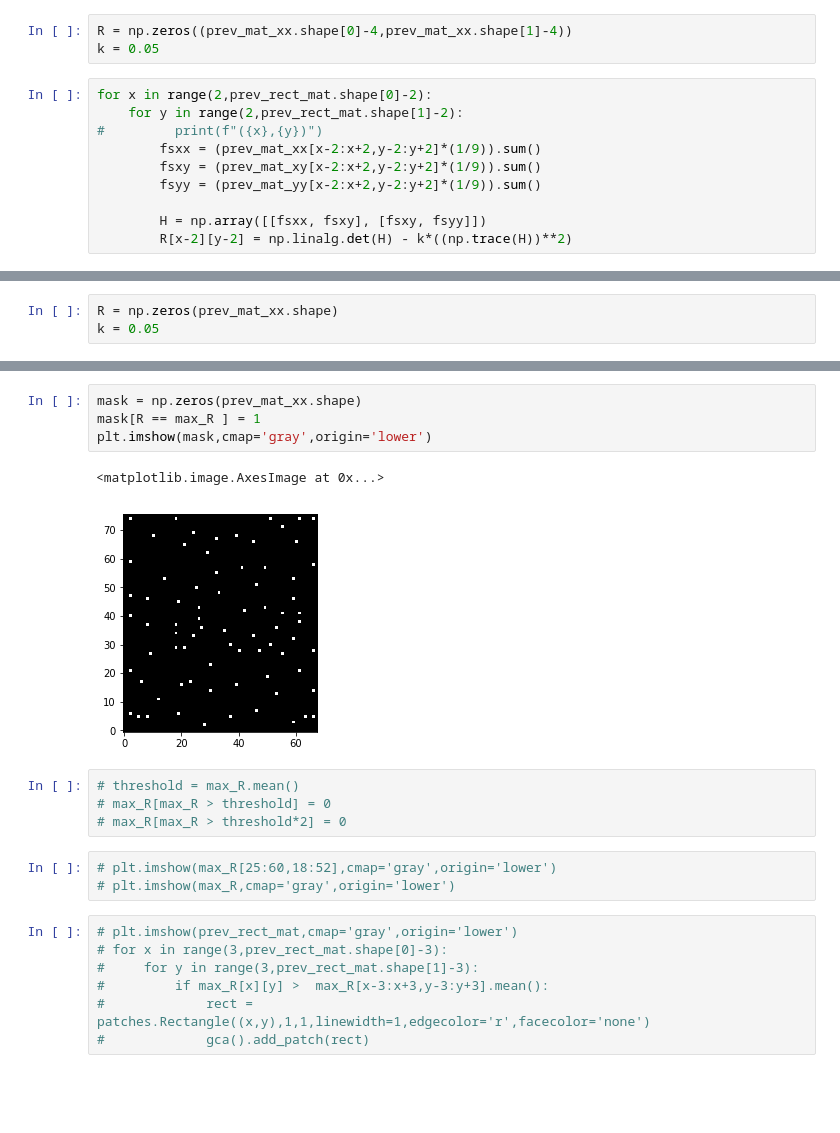
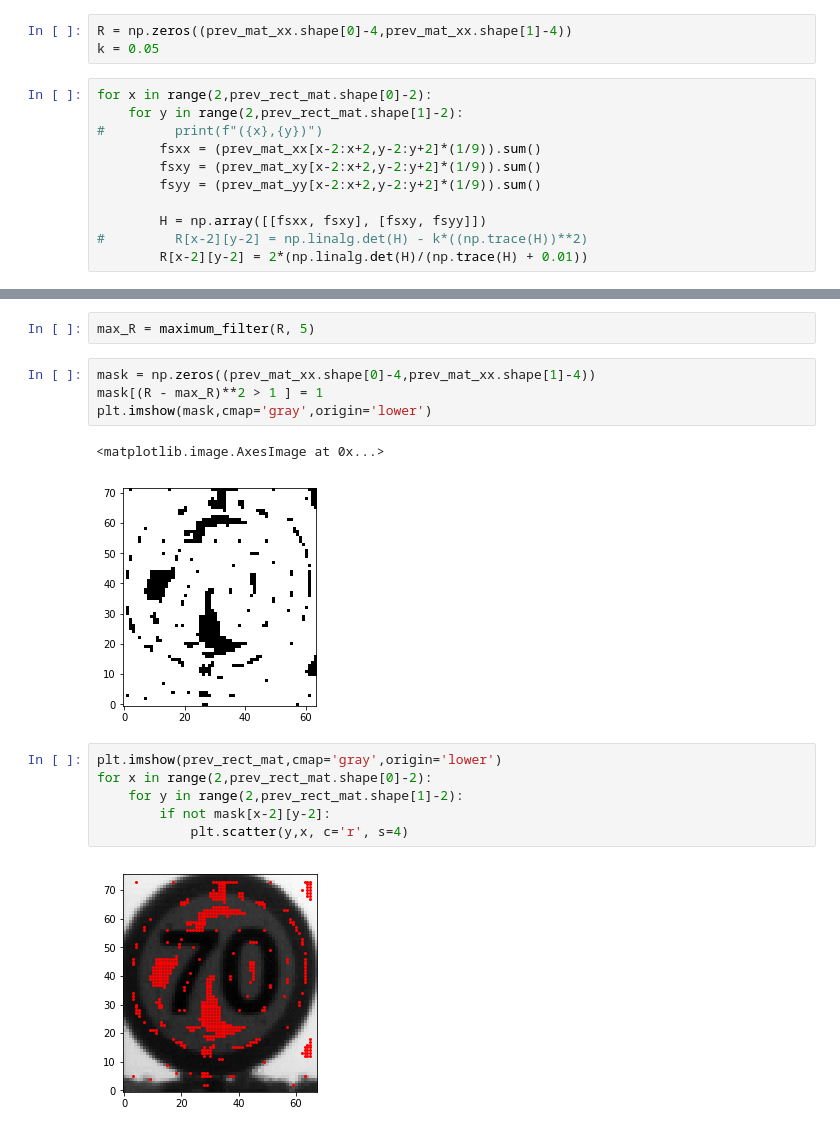
Before and after one commit to hodayamar/excellenteam-python-mobileye-distance-calculation, a Jupyter notebook: efrat-harris-script.ipynb, the cells around one changed output, grey strips where cells are left out. Saved outputs shown, nothing was run; the diff lists cells and outputs as text; blank space fills up the shorter version.

```diff
--- a/efrat-harris-script.ipynb
+++ b/efrat-harris-script.ipynb
@@ -82,7 +82,8 @@ for x in range(2,prev_rect_mat.shape[0]-2):
         fsyy = (prev_mat_yy[x-2:x+2,y-2:y+2]*(1/9)).sum()
 
         H = np.array([[fsxx, fsxy], [fsxy, fsyy]])
-        R[x-2][y-2] = np.linalg.det(H) - k*((np.trace(H))**2)
+#         R[x-2][y-2] = np.linalg.det(H) - k*((np.trace(H))**2)
+        R[x-2][y-2] = 2*(np.linalg.det(H)/(np.trace(H) + 0.01))
 # %%
 plt.imshow(R,cmap='gray',origin='lower')
 # %% [output]
@@ -93,3 +91,0 @@ plt.imshow(R,cmap='gray',origin='lower')
-# %%
-R = np.zeros(prev_mat_xx.shape)
-k = 0.05
@@ -114,21 +97,17 @@ plt.imshow(max_R[25:60,18:52],cmap='gray',origin='lower')
+# %%
+max_R = maximum_filter(R, 5)
 # %%
-mask = np.zeros(prev_mat_xx.shape)
-mask[R == max_R ] = 1
+mask = np.zeros((prev_mat_xx.shape[0]-4,prev_mat_xx.shape[1]-4))
+mask[(R - max_R)**2 > 1 ] = 1
 plt.imshow(mask,cmap='gray',origin='lower')
 # %% [output]
 <matplotlib.image.AxesImage at 0x...>
-[figure, old version]
+[figure, new version]
-# %%
-# threshold = max_R.mean()
-# max_R[max_R > threshold] = 0
-# max_R[max_R > threshold*2] = 0
-# %%
-# plt.imshow(max_R[25:60,18:52],cmap='gray',origin='lower')
-# plt.imshow(max_R,cmap='gray',origin='lower')
 # %%
-# plt.imshow(prev_rect_mat,cmap='gray',origin='lower')
-# for x in range(3,prev_rect_mat.shape[0]-3):
-#     for y in range(3,prev_rect_mat.shape[1]-3):
-#         if max_R[x][y] >  max_R[x-3:x+3,y-3:y+3].mean():
-#             rect = patches.Rectangle((x,y),1,1,linewidth=1,edgecolor='r',facecolor='none')
-#             gca().add_patch(rect)
+plt.imshow(prev_rect_mat,cmap='gray',origin='lower')
+for x in range(2,prev_rect_mat.shape[0]-2):
+    for y in range(2,prev_rect_mat.shape[1]-2):
+        if not mask[x-2][y-2]:
+            plt.scatter(y,x, c='r', s=4)
+# %% [output]
+[figure, added]
```
Also changed, not shown: parts of 7 cells of this notebook.
